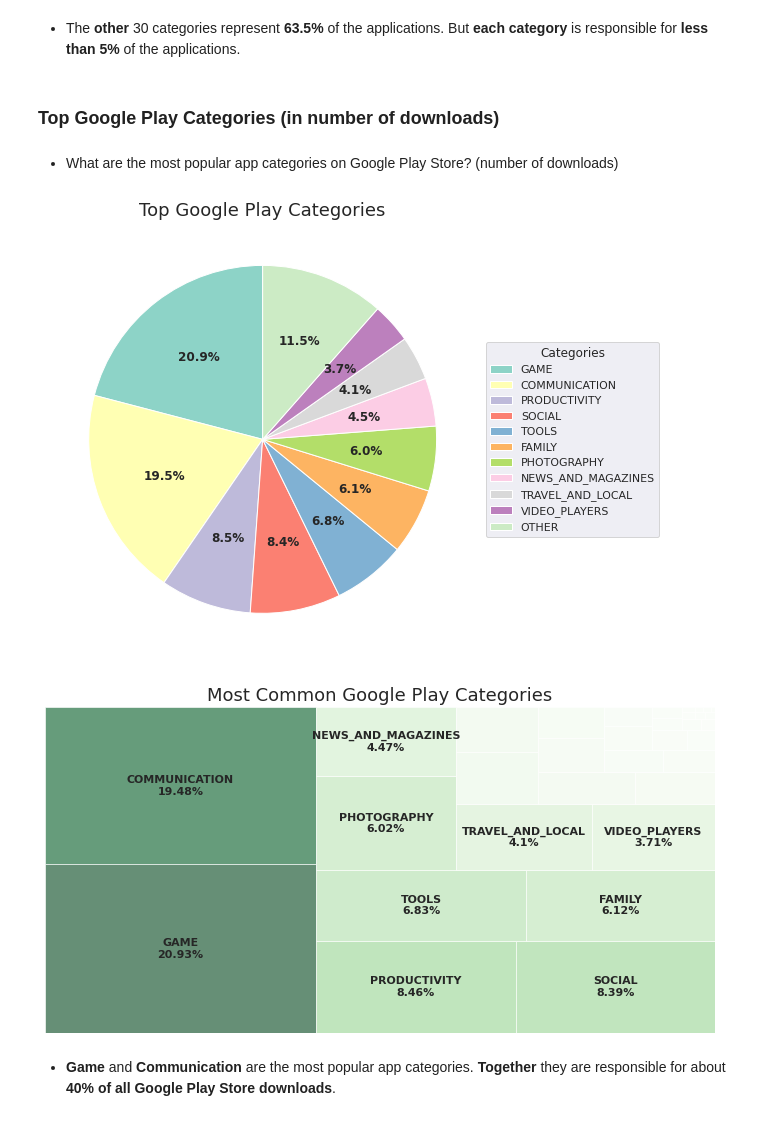
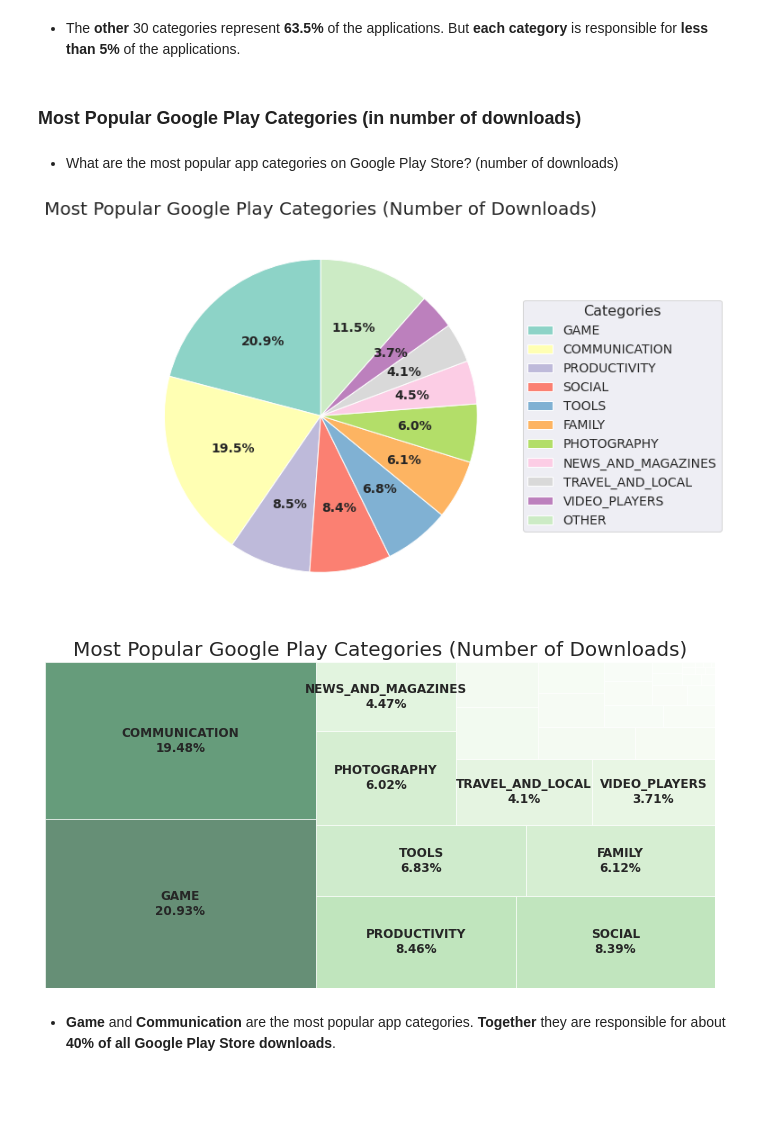
Before and after one commit to kimurarh/googleplay-analysis, a Jupyter notebook: Google-Play-Store-Analysis.ipynb, the cells around one changed output. Cells and saved outputs as stored; diff of their text form; code cells hidden in the pictures; blank space fills up the shorter version.

```diff
--- a/Google-Play-Store-Analysis.ipynb
+++ b/Google-Play-Store-Analysis.ipynb
@@ -131,14 +131,12 @@ df_apps[df_apps['Type'] == '0']
 | 10472 | Life Made WI-Fi Touchscreen Photo... | 1.9 | 19.0 | 3.0M | 1,000+ | Free | 0 | Everyone | NaN | February 11, 2018 | ... |
 # %% [markdown]
 * This row values have been misplaced. We'll be fixing it:
-# %%
-df_apps.iloc[10472] = df_apps.iloc[10472].replace(['1.9', 19.0, '3.0M', '1,000+', 'Free', '0', 'Everyone', 'February 11, 2018'], ['LIFESTYLE', 1.9, '19.0', '3.0M', '1,000+', 'Free', '0', 'Lifestyle'])
-
-version_column = df_apps.columns.get_loc('Android Ver')
-df_apps.iloc[10472, version_column] = '4.0 and up'
-
-content_rating_column = df_apps.columns.get_loc('Content Rating')
-df_apps.iloc[10472, content_rating_column] = 'Everyone'
+# %%
+df_apps.iloc[10472] = df_apps.iloc[10472].shift(periods=1)
+df_apps.iloc[10472, 0] = df_apps.iloc[10472].loc['Category']
+df_apps.iloc[10472, 1] = 'LIFESTYLE'
+df_apps.iloc[10472, -2] = 'Lifestyle'
+df_apps.iloc[10472, -1] = '4.0 and up'
 # %%
 df_apps['Type'].value_counts()
 # %% [output]
@@ -175,3 +158,5 @@ dtype: int64
+# %%
+df_apps['Rating'].fillna(0, inplace=True)
 # %% [markdown]
 ### Reviews
 # %% [markdown]
@@ -218,3 +209,5 @@ df_apps['Android Ver'] = df_apps['Android Ver'].apply(lambda x: x.split('.')[0])
+# %%
+df_apps['Rating'] = pd.to_numeric(df_apps['Rating'])
 # %% [markdown]
 ### Rename column
 # %%
@@ -277,6 +272,6 @@ plt.show()
 # %% [markdown]
 * The <strong>other</strong> 30 categories represent <strong>63.5%</strong> of the applications. But <strong>each category</strong> is responsible for <strong>less than 5%</strong> of the applications.
 # %% [markdown]
-### Top Google Play Categories (in number of downloads)
+### Most Popular Google Play Categories (in number of downloads)
 # %% [markdown]
 * What are the most popular app categories on Google Play Store? (number of downloads)
@@ -285,40 +278,42 @@ top_categories_downloads = df_apps.groupby(['Category'])['Downloads'].sum().sort
 # %%
+popular_categories_downloads = df_apps.groupby(['Category'])['Downloads'].sum().sort_values(ascending=False)
+
 # Generate Labels and Values
-labels_top10 = top_categories_downloads.head(10).index.tolist()
+labels_top10 = popular_categories_downloads.head(10).index.tolist()
 labels_top10.append('OTHER')
-values_top10 = top_categories_downloads.head(10).values.tolist()
-values_top10.append(df_apps['Downloads'].sum() - top_categories_downloads.head(10).sum())
+values_top10 = popular_categories_downloads.head(10).values.tolist()
+values_top10.append(df_apps['Downloads'].sum() - popular_categories_downloads.head(10).sum())
 
 # Plot
 fig, ax = plt.subplots(figsize=(10,8))
-wedges, text, autotexts = ax.pie(values_top10, startangle=90, autopct='%1.1f%%', textprops={'fontsize': 12})
-ax.legend(wedges, labels_top10, title='Categories', loc='center left', bbox_to_anchor=(1, 0, 0.5, 1))
-plt.setp(autotexts, size=12, weight='bold')
-ax.set_title("Top Google Play Categories", fontsize=18)
+wedges, text, autotexts = ax.pie(values_top10, startangle=90, autopct='%1.1f%%', textprops={'fontsize': 14})
+ax.legend(wedges, labels_top10, title='Categories', loc='center left', bbox_to_anchor=(1, 0, 0.5, 1), title_fontsize=16, fontsize=14)
+plt.setp(autotexts, size=14, weight='bold')
+ax.set_title("Most Popular Google Play Categories (Number of Downloads)", fontsize=20)
 plt.show()
 # %% [output]
-[figure, old version]
+[figure, new version]
 # %%
 # Generate Labels and Values
-values = top_categories_downloads.values
+values = popular_categories_downloads.values
 percentage = (values * 100 / values.sum()).round(2)
-labels = top_categories_downloads.index + '\n' + percentage.astype('str') + '%'
+labels = popular_categories_downloads.index + '\n' + percentage.astype('str') + '%'
 
 # Generate Colormap
 cmap = matplotlib.cm.Greens
-mini = min(top_categories_downloads)
-maxi = max(top_categories_downloads)
+mini = min(popular_categories_downloads)
+maxi = max(popular_categories_downloads)
 norm = matplotlib.colors.Normalize(vmin=mini, vmax=maxi)
-colors = [cmap(norm(i)) for i in top_categories_downloads]
+colors = [cmap(norm(i)) for i in popular_categories_downloads]
 
 # Plot
 fig, ax = plt.subplots(figsize=(12, 6))
-squarify.plot(values, label=labels[:10], color=colors, alpha=0.6, text_kwargs={'fontsize': 11, 'weight': 'bold'})
+squarify.plot(values, label=labels[:10], color=colors, alpha=0.6, text_kwargs={'fontsize': 12, 'weight': 'bold'})
 ax.axis('off')
-ax.set_title("Most Common Google Play Categories", fontsize=18)
+ax.set_title("Most Popular Google Play Categories (Number of Downloads)", fontsize=20)
 plt.show()
 # %% [output]
-[figure, old version]
+[figure, new version]
 # %% [markdown]
 * <strong>Game</strong> and <strong>Communication</strong> are the most popular app categories. <strong>Together</strong> they are responsible for about <strong>40% of all Google Play Store downloads</strong>.
 # %% [markdown]
```
Also changed, not shown: parts of 44 cells of this notebook.
